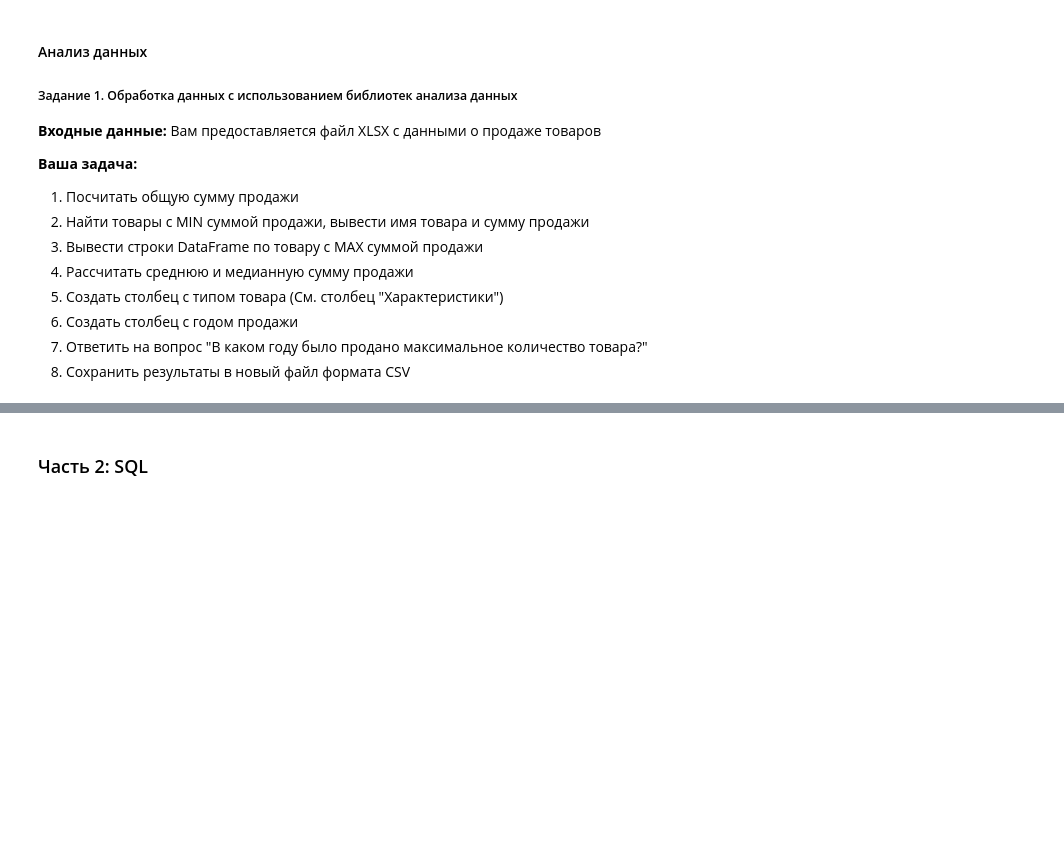
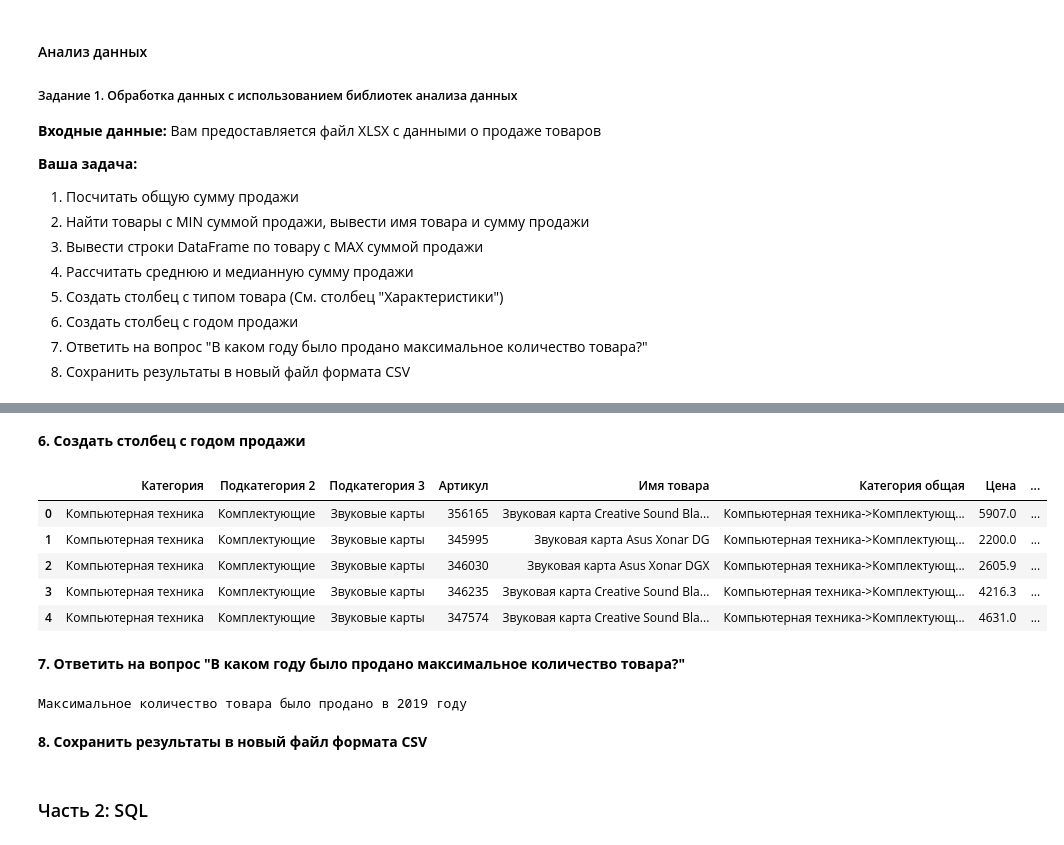
Before and after one commit to Asphodell/PM_Test, a Jupyter notebook: test_task.ipynb, the cells around one changed output, grey strips where cells are left out. Cells and saved outputs as stored; diff of their text form; code cells hidden in the pictures; blank space fills up the shorter version.

```diff
--- a/test_task.ipynb
+++ b/test_task.ipynb
@@ -53,0 +177,29 @@ data = pd.read_excel(url_1)
+# %% [markdown]
+**6. Создать столбец с годом продажи**
+# %%
+year = []
+
+for i in range(len(data)):
+    date = int(str(data['Дата продажи'].loc[i])[:4:])
+
+    year.append(date)
+
+data['Год продажи'] = year
+data[:5:]
+# %% [output]
+|  | Категория | Подкатегория 2 | Подкатегория 3 | Артикул | Имя товара | Категория общая | Цена | ... |
+| 0 | Компьютерная техника | Комплектующие | Звуковые карты | 356165 | Звуковая карта Creative Sound Bla... | Компьютерная техника->Комплектующ... | 5907.0 | ... |
+| 1 | Компьютерная техника | Комплектующие | Звуковые карты | 345995 | Звуковая карта Asus Xonar DG | Компьютерная техника->Комплектующ... | 2200.0 | ... |
+| 2 | Компьютерная техника | Комплектующие | Звуковые карты | 346030 | Звуковая карта Asus Xonar DGX | Компьютерная техника->Комплектующ... | 2605.9 | ... |
+| 3 | Компьютерная техника | Комплектующие | Звуковые карты | 346235 | Звуковая карта Creative Sound Bla... | Компьютерная техника->Комплектующ... | 4216.3 | ... |
+| 4 | Компьютерная техника | Комплектующие | Звуковые карты | 347574 | Звуковая карта Creative Sound Bla... | Компьютерная техника->Комплектующ... | 4631.0 | ... |
+# %% [markdown]
+**7. Ответить на вопрос "В каком году было продано максимальное количество товара?"**
+# %%
+df = data.groupby('Год продажи', as_index = False)['Количество'].sum()
+
+print('Максимальное количество товара было продано в', df['Год продажи'].loc[df['Количество'].idxmax()], 'году')
+# %% [output]
+Максимальное количество товара было продано в 2019 году
+# %% [markdown]
+**8. Сохранить результаты в новый файл формата CSV**
```
Also changed, not shown: parts of 16 cells of this notebook.
